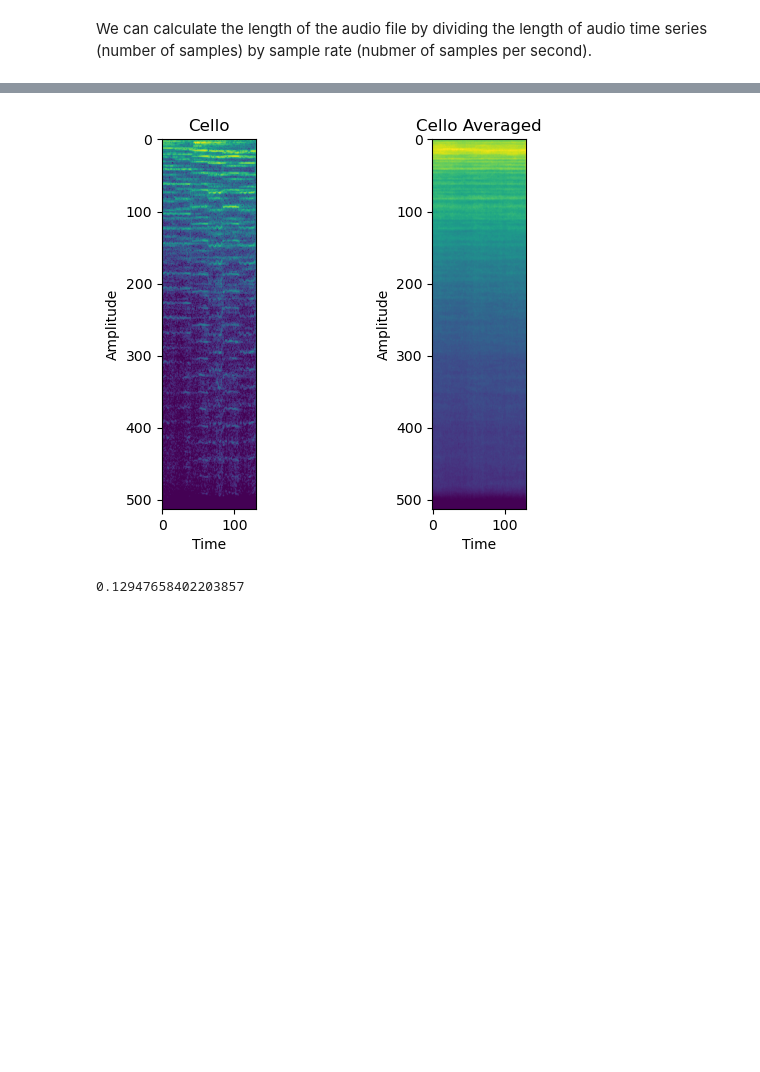
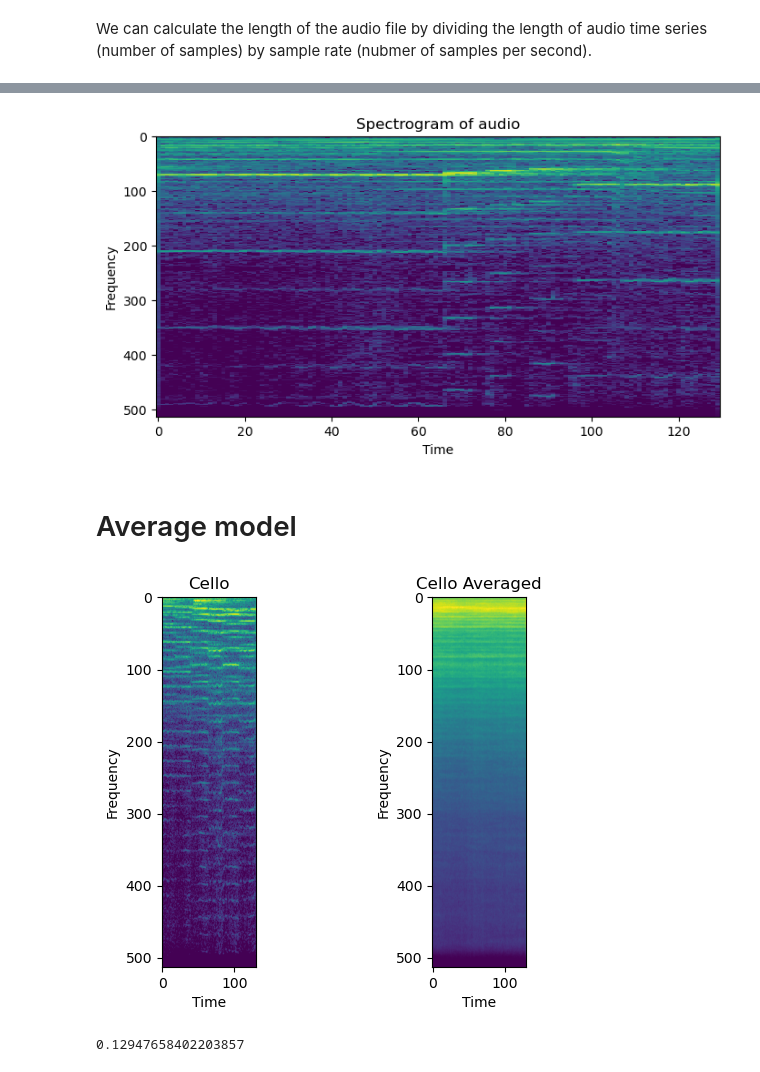
Before and after one commit to rangoiv/Lumen, a Jupyter notebook: notebooks/dataAnalysis.ipynb, the cells around one changed output, grey strips where cells are left out. Cells and saved outputs as stored; diff of their text form; code cells hidden in the pictures; blank space fills up the shorter version.

```diff
--- a/notebooks/dataAnalysis.ipynb
+++ b/notebooks/dataAnalysis.ipynb
@@ -89,3 +81,14 @@ print(spec.shape)
+# %%
+plt.figure(figsize=(8,4))
+plt.title('Spectrogram of audio')
+plt.imshow(spec, interpolation='nearest', aspect='auto')
+plt.xlabel('Time')
+plt.ylabel('Frequency')
+plt.show()
+# %% [output]
+[figure, added]
+# %% [markdown]
+# Average model
 # %%
 songsMap = dict()
 for song in get_song_files(path):
@@ -101,13 +104,13 @@ plt.subplot(1,2,1)
 plt.title('Cello')
 plt.imshow(spectogram(librosa.load(songsMap['cel'][0])[0]))
 plt.xlabel('Time')
-plt.ylabel('Amplitude')
+plt.ylabel('Frequency')
 
 plt.subplot(1,2,2)
 plt.title('Cello Averaged')
 plt.imshow(celloAvg)
 plt.xlabel('Time')
-plt.ylabel('Amplitude')
+plt.ylabel('Frequency')
 plt.show()
 # %% [output]
-[figure, old version]
+[figure, new version]
```
Also changed, not shown: parts of 22 cells of this notebook, 22 other files.
